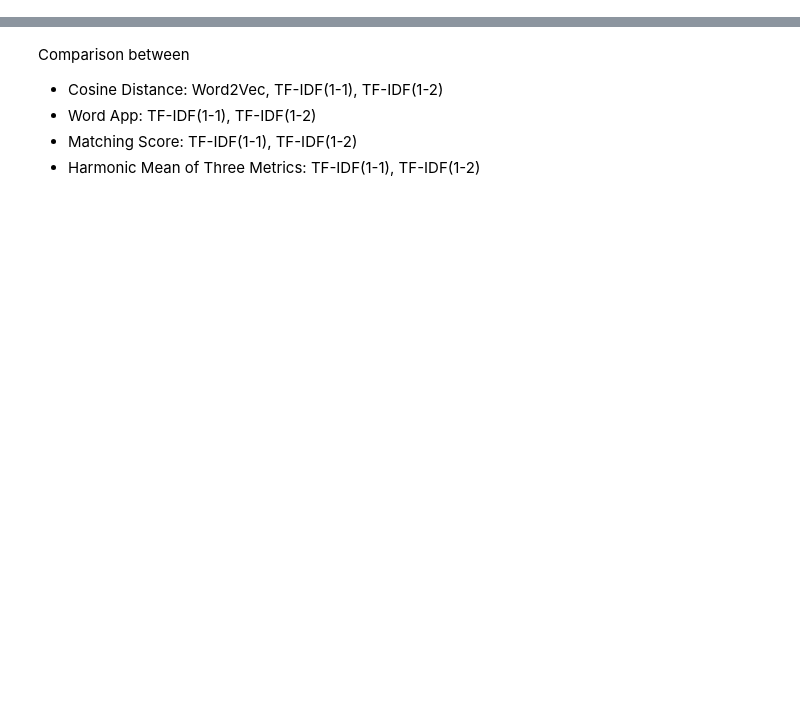
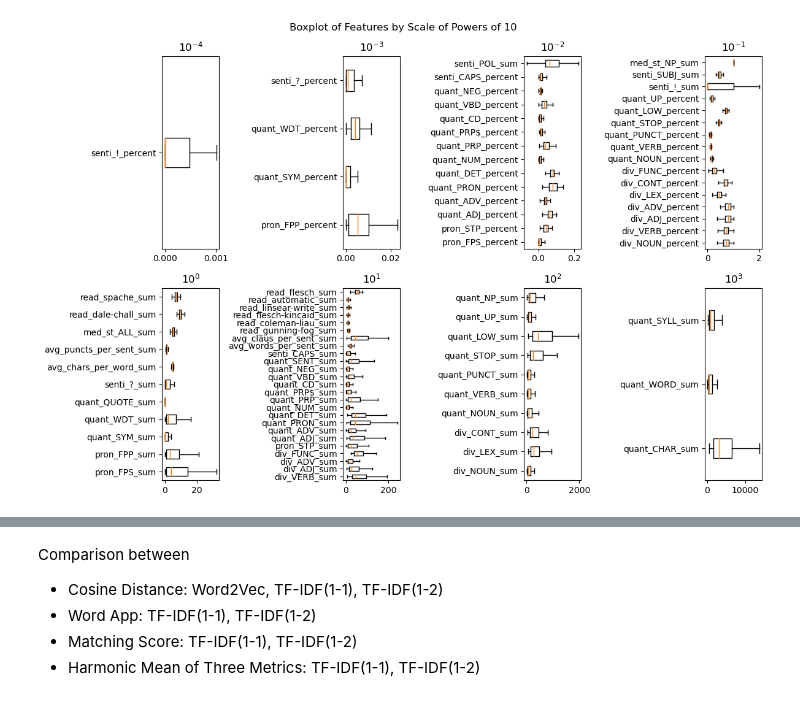
Before and after one commit to dukeraphaelng/ducknewsreporter, a Jupyter notebook: src/EDA.ipynb, the cells around one changed output, grey strips where cells are left out. Saved outputs shown, nothing was run; the diff lists cells and outputs as text; code cells hidden in the pictures; blank space fills up the shorter version.

```diff
--- a/src/EDA.ipynb
+++ b/src/EDA.ipynb
@@ -279,0 +89,4 @@ methods = ['word2vec_cosine_dist', 'tf_idf_1_1_cosine_dist', 'tf_idf_1_1_word_ap
+# %%
+boxplot_feats(df)
+# %% [output]
+[figure, added]
```
Also changed, not shown: parts of 47 cells of this notebook, 3 other files.
